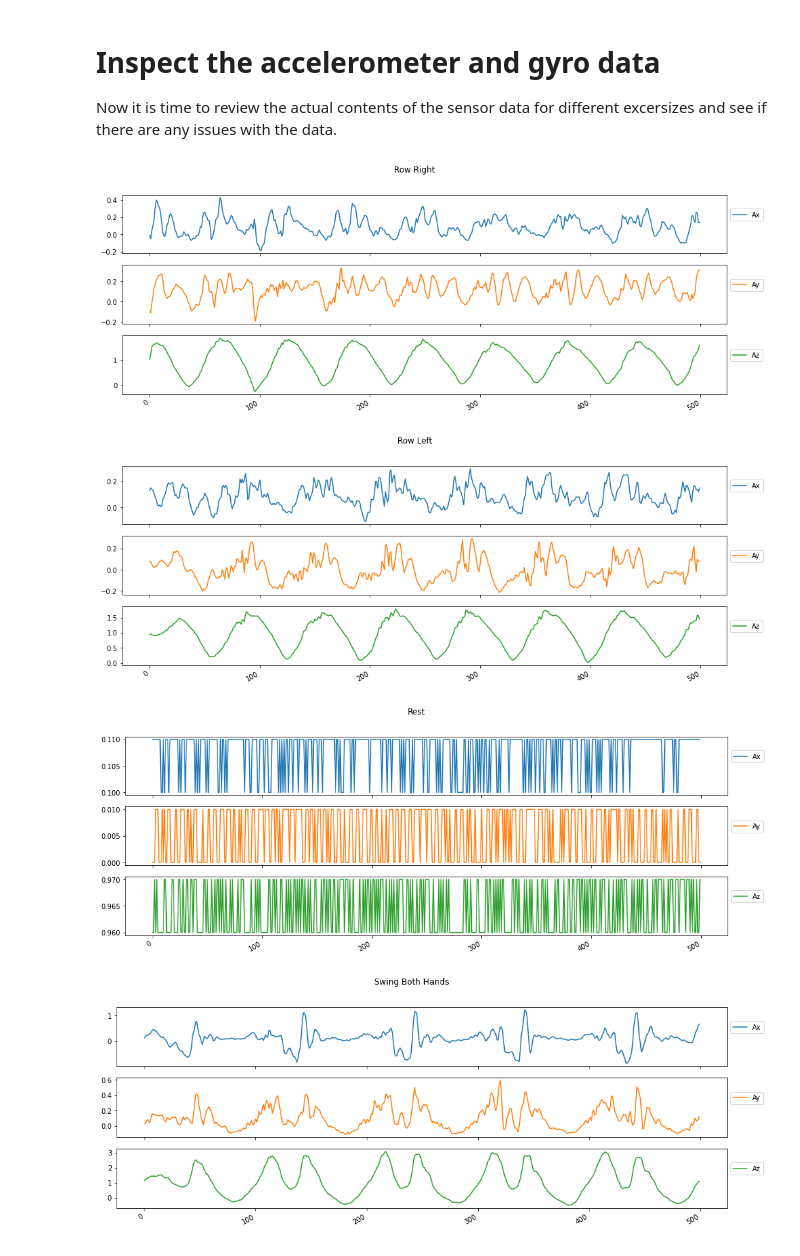
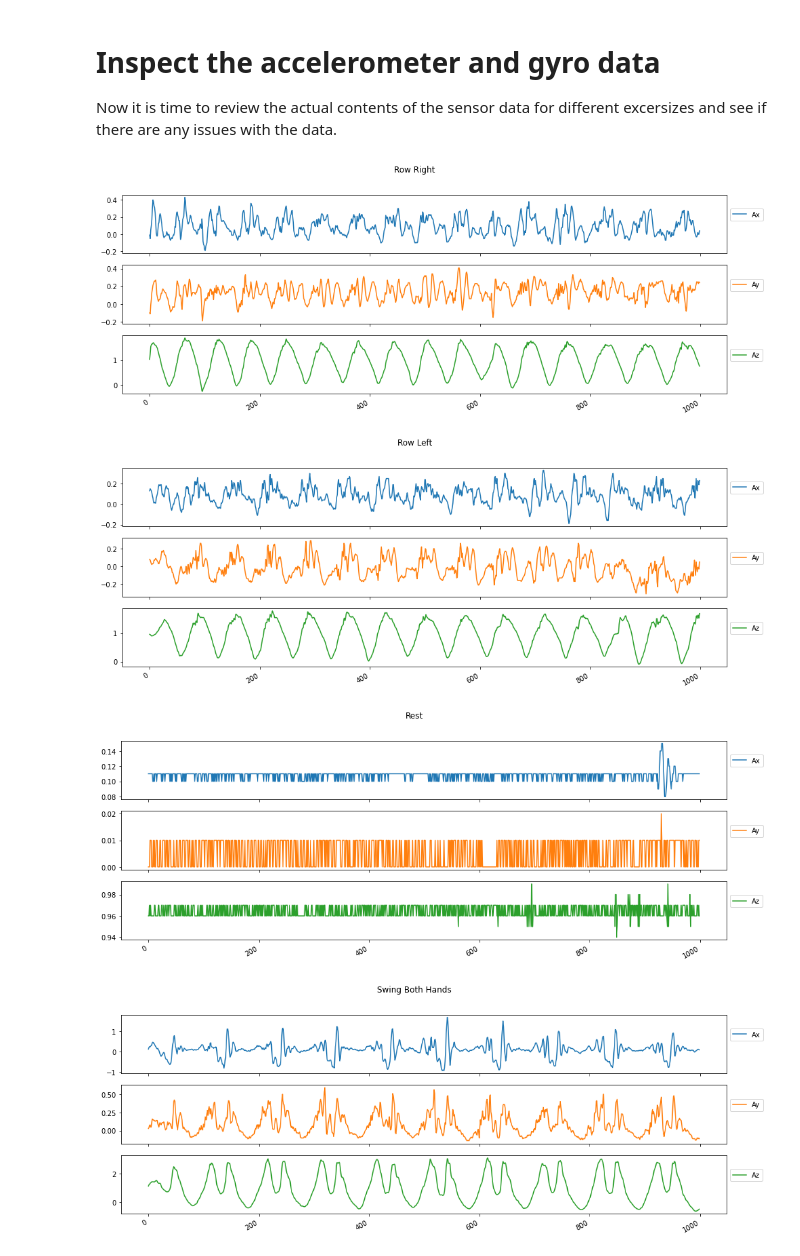
Before and after one commit to nikitaignatov/kettlebox, a Jupyter notebook: ml/kettlebell_tensorflow_mode.ipynb, the cells around one changed output. Drawn from its saved outputs; the diff is of its cells as text; code cells hidden in the pictures.

```diff
--- a/ml/kettlebell_tensorflow_mode.ipynb
+++ b/ml/kettlebell_tensorflow_mode.ipynb
@@ -34,0 +40,3 @@ from sklearn.metrics import confusion_matrix
+# %%
+def collect(i):
+    return pd.read_csv('data/tsv_50hz_20kg/'+str(i)+'.log',sep= "\t")
@@ -34,0 +46,3 @@ from sklearn.metrics import confusion_matrix
+# %%
+def load_sample(file):
+    return pd.read_csv('data/csv_100hz_8kg/'+str(file)+'.csv',sep= ";").rename(columns={'Time':'DateTime','ts':'Time','ax':'Ax','ay':'Ay','az':'Az','gx':'Gx','gy':'Gy','gz':'Gz'})
@@ -56,3 +86,0 @@ loads the data from the sample data files
-# %%
-def collect(i):
-    return pd.read_csv('kettlebell/'+str(i)+'.log',sep= "\t")
@@ -131,6 +142,7 @@ df_rest=collect('rest-1')
 df_swing_both_hands = pd.DataFrame().append([collect('swing-both-hands-1'),collect('swing-both-hands-2'),collect('swing-both-hands-3')],ignore_index=True)
 df_deadlift_both_hands=pd.DataFrame().append([collect('deadlift-both-hands-1'),collect('deadlift-both-hands-2')],ignore_index=True)
 df_goblet_squat=pd.DataFrame().append([collect('goblet-squat-1'),collect('goblet-squat-2')],ignore_index=True)
+df_press=pd.DataFrame().append([load_sample('singlehand_press_right_left')],ignore_index=True)
 
 # label individual activies
 label_activity(df_row_right,"Row Right")
@@ -140,10 +152,11 @@ label_activity(df_swing_both_hands,"Swing Both Hands")
 label_activity(df_deadlift_both_hands,"Deadlift Both Hands")
 label_activity(df_goblet_squat,"Goblet Squat")
 label_activity(df_clean,"Clean")
+label_activity(df_press,"Press")
 
 # new frame with with all the activities
 df = pd.DataFrame()
-df = df.append([df_row_right,df_row_left,df_rest,df_swing_both_hands,df_deadlift_both_hands,df_goblet_squat,df_clean])
+df = df.append([df_row_right,df_row_left,df_rest,df_swing_both_hands,df_deadlift_both_hands,df_goblet_squat,df_clean,df_press])
 # %% [markdown]
 ## Inspect the number of datapoints for each indivudal exercise
 # %%
@@ -159,9 +175,9 @@ frequency(df)
 # Inspect the accelerometer and gyro data
 Now it is time to review the actual contents of the sensor data for different excersizes and see if there are any issues with the data.
 # %%
-plot_datasets(df,i=500)
+plot_datasets(df,i=1000)
 # %% [output]
-[figure, old version]
+[figure, new version]
-[figure, old version]
+[figure, new version]
-[figure, old version]
+[figure, new version]
-[figure, old version]
+[figure, new version]
```
Also changed, not shown: parts of 34 cells of this notebook, 1 other file.
